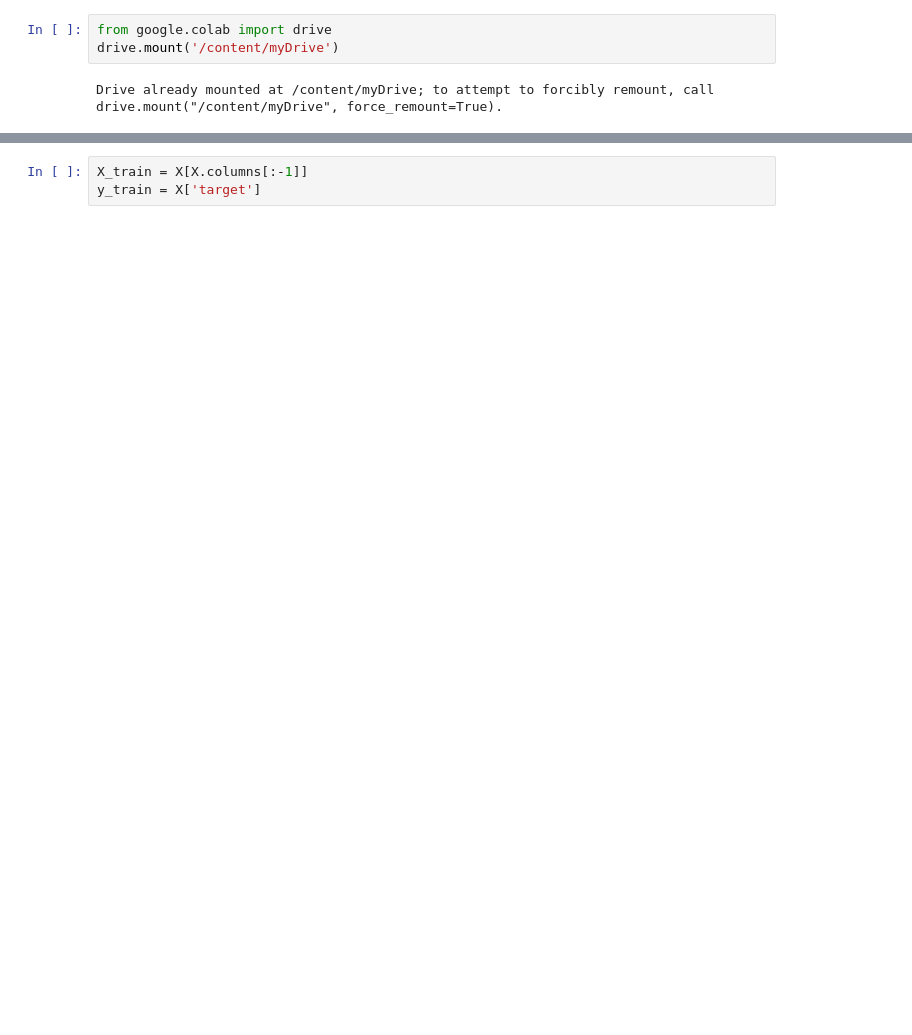
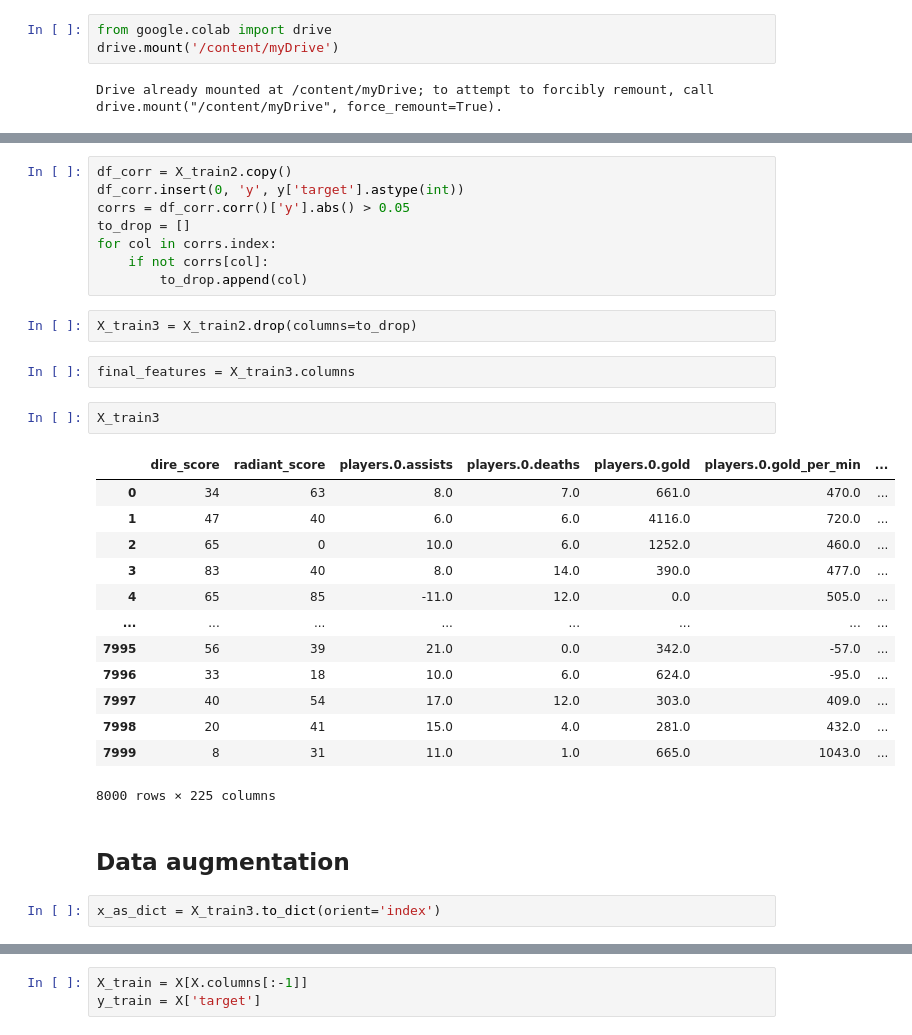
Before and after one commit to MichaelYaskevich/urfu-ml-dota, a Jupyter notebook: src/Dota.ipynb, the cells around one changed output, grey strips where cells are left out. Saved outputs shown, nothing was run; the diff lists cells and outputs as text; blank space fills up the shorter version.

```diff
--- a/src/Dota.ipynb
+++ b/src/Dota.ipynb
@@ -340,0 +148,32 @@ X
+# %%
+df_corr = X_train2.copy()
+df_corr.insert(0, 'y', y['target'].astype(int))
+corrs = df_corr.corr()['y'].abs() > 0.05
+to_drop = []
+for col in corrs.index:
+    if not corrs[col]:
+        to_drop.append(col)
+# %%
+X_train3 = X_train2.drop(columns=to_drop)
+# %%
+final_features = X_train3.columns
+# %%
+X_train3
+# %% [output]
+|  | dire_score | radiant_score | players.0.assists | players.0.deaths | players.0.gold | players.0.gold_per_min | ... |
+| 0 | 34 | 63 | 8.0 | 7.0 | 661.0 | 470.0 | ... |
+| 1 | 47 | 40 | 6.0 | 6.0 | 4116.0 | 720.0 | ... |
+| 2 | 65 | 0 | 10.0 | 6.0 | 1252.0 | 460.0 | ... |
+| 3 | 83 | 40 | 8.0 | 14.0 | 390.0 | 477.0 | ... |
+| 4 | 65 | 85 | -11.0 | 12.0 | 0.0 | 505.0 | ... |
+| ... | ... | ... | ... | ... | ... | ... | ... |
+| 7995 | 56 | 39 | 21.0 | 0.0 | 342.0 | -57.0 | ... |
+| 7996 | 33 | 18 | 10.0 | 6.0 | 624.0 | -95.0 | ... |
+| 7997 | 40 | 54 | 17.0 | 12.0 | 303.0 | 409.0 | ... |
+| 7998 | 20 | 41 | 15.0 | 4.0 | 281.0 | 432.0 | ... |
+| 7999 | 8 | 31 | 11.0 | 1.0 | 665.0 | 1043.0 | ... |
+8000 rows × 225 columns
+# %% [markdown]
+## Data augmentation
+# %%
+x_as_dict = X_train3.to_dict(orient='index')
```
Also changed, not shown: parts of 110 cells of this notebook, 2 other files.
